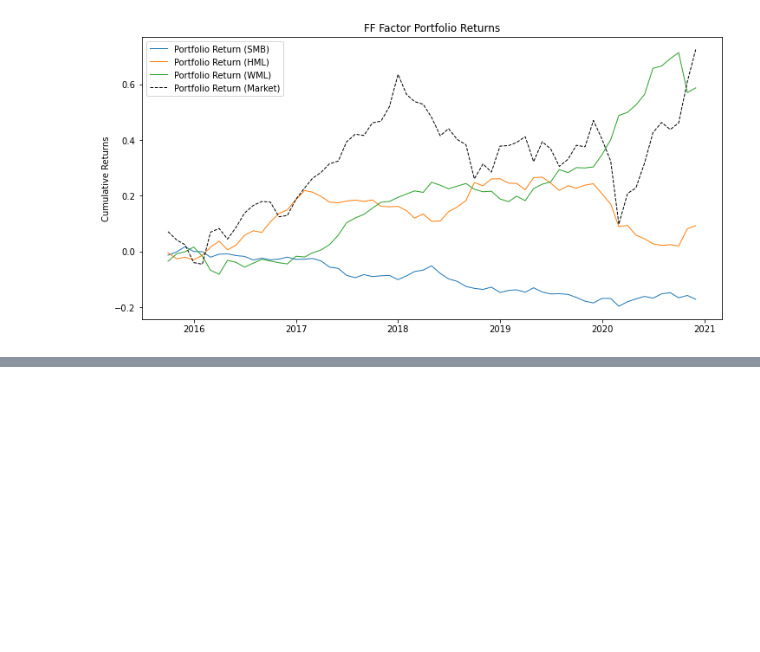
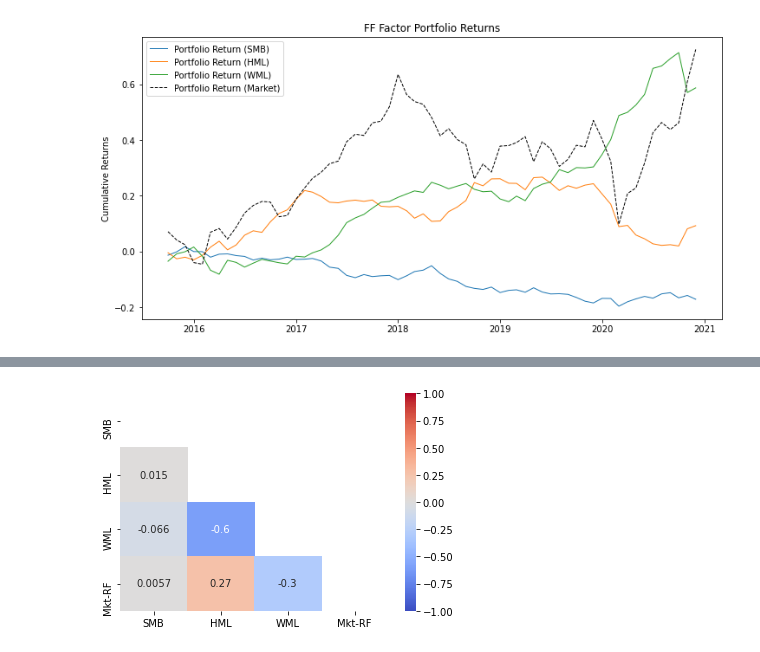
Before and after one commit to wingwingz/AFP, a Jupyter notebook: Portfolio Construction/country_factor_portfolios.ipynb, the cells around one changed output, grey strips where cells are left out. Saved outputs shown, nothing was run; the diff lists cells and outputs as text; code cells hidden in the pictures; blank space fills up the shorter version.

```diff
--- a/Portfolio Construction/country_factor_portfolios.ipynb
+++ b/Portfolio Construction/country_factor_portfolios.ipynb
@@ -366,3 +384,9 @@ perf_ff_df
 | HML | 0.52 | 7.89 | 0.23 | -0.01 | 1.53 | 19.52 | ... |
 | WML | 11.62 | 7.81 | 5.15 | -1.17 | 6.11 | 8.36 | ... |
 | Mkt-RF | 8.99 | 17.71 | 1.76 | -1.03 | 3.02 | 32.91 | ... |
+# %%
+# Correlations of ff factors
+corr_ff_df = plot_corr(ff6_)
+corr_ff_df
+# %% [output]
+[figure, added]
```
Also changed, not shown: parts of 3 cells of this notebook.
